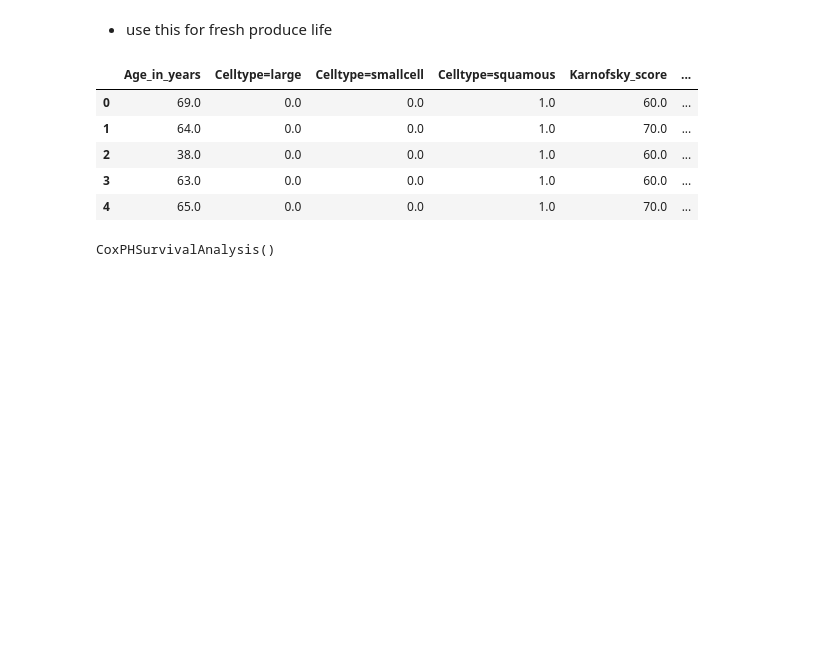
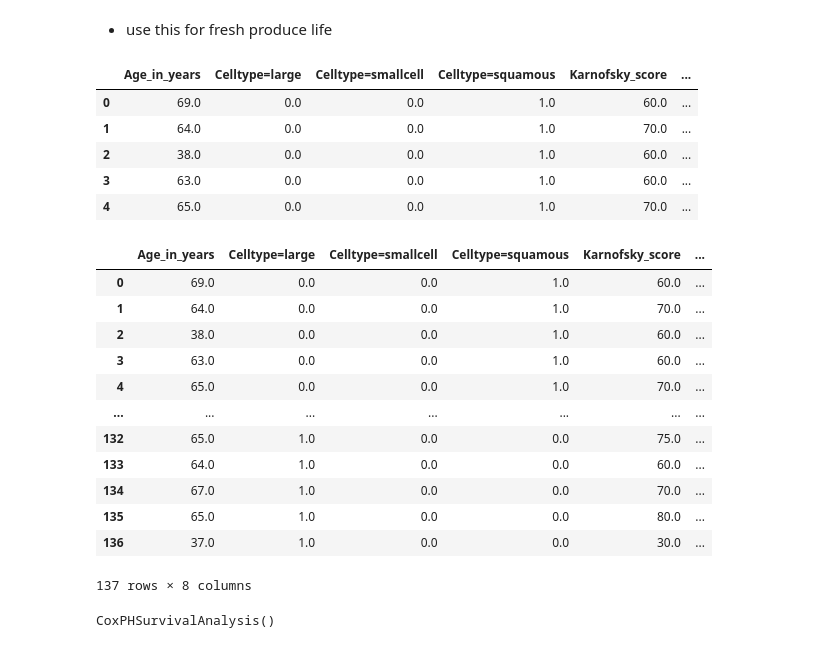
Before and after one commit to jonhilgart22/perishable_food_optimization, a Jupyter notebook: notebooks/survival_analysis.ipynb, the cells around one changed output. Cells and saved outputs as stored; diff of their text form; code cells hidden in the pictures; blank space fills up the shorter version.

```diff
--- a/notebooks/survival_analysis.ipynb
+++ b/notebooks/survival_analysis.ipynb
@@ -49,6 +115,22 @@ data_x_numeric.head()
 | 2 | 38.0 | 0.0 | 0.0 | 1.0 | 60.0 | ... |
 | 3 | 63.0 | 0.0 | 0.0 | 1.0 | 60.0 | ... |
 | 4 | 65.0 | 0.0 | 0.0 | 1.0 | 70.0 | ... |
+# %%
+data_x_numeric
+# %% [output]
+|  | Age_in_years | Celltype=large | Celltype=smallcell | Celltype=squamous | Karnofsky_score | ... |
+| 0 | 69.0 | 0.0 | 0.0 | 1.0 | 60.0 | ... |
+| 1 | 64.0 | 0.0 | 0.0 | 1.0 | 70.0 | ... |
+| 2 | 38.0 | 0.0 | 0.0 | 1.0 | 60.0 | ... |
+| 3 | 63.0 | 0.0 | 0.0 | 1.0 | 60.0 | ... |
+| 4 | 65.0 | 0.0 | 0.0 | 1.0 | 70.0 | ... |
+| ... | ... | ... | ... | ... | ... | ... |
+| 132 | 65.0 | 1.0 | 0.0 | 0.0 | 75.0 | ... |
+| 133 | 64.0 | 1.0 | 0.0 | 0.0 | 60.0 | ... |
+| 134 | 67.0 | 1.0 | 0.0 | 0.0 | 70.0 | ... |
+| 135 | 65.0 | 1.0 | 0.0 | 0.0 | 80.0 | ... |
+| 136 | 37.0 | 1.0 | 0.0 | 0.0 | 30.0 | ... |
+137 rows × 8 columns
 # %%
 from sksurv.linear_model import CoxPHSurvivalAnalysis
 
```
Also changed, not shown: parts of 13 cells of this notebook, 4 other files.
